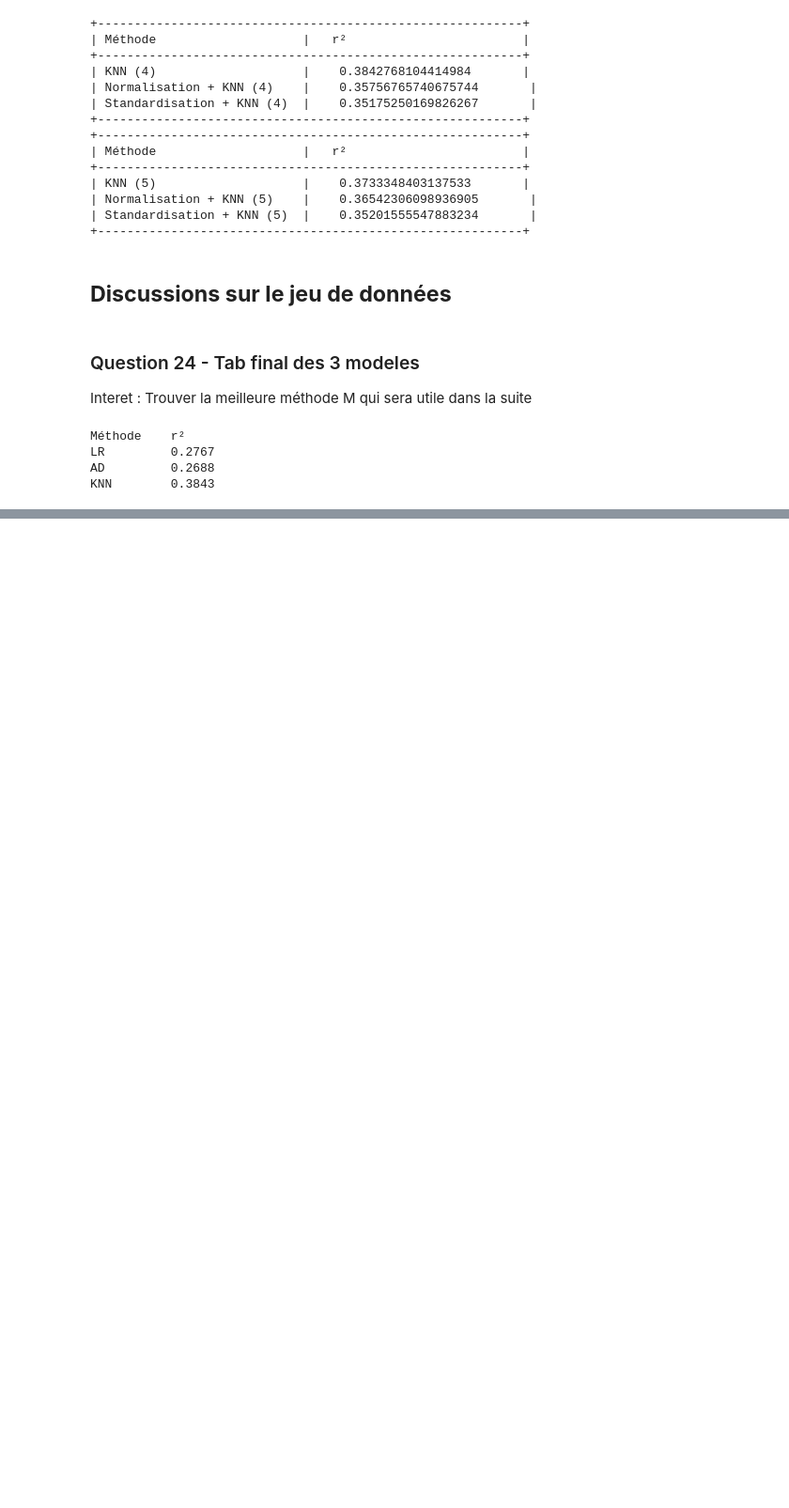
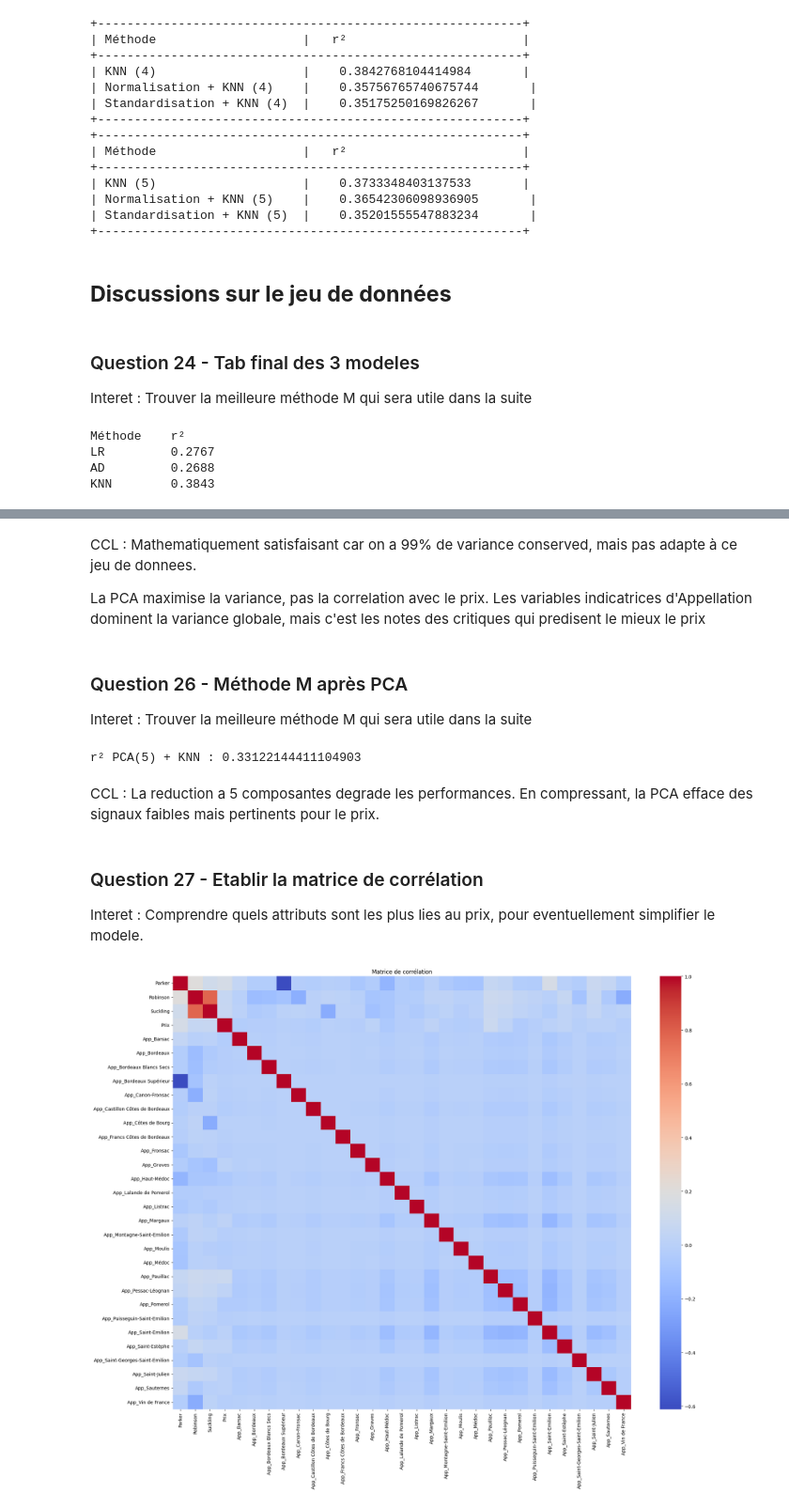
Before and after one commit to GoldenKazoo/WineDataLab, a Jupyter notebook: machine_learning/training.ipynb, the cells around one changed output, grey strips where cells are left out. Shown at 94% size. Drawn from its saved outputs; the diff is of its cells as text; code cells hidden in the pictures; blank space fills up the shorter version.

```diff
--- a/machine_learning/training.ipynb
+++ b/machine_learning/training.ipynb
@@ -322,0 +347,31 @@ KNN        0.3843
+# %% [markdown]
+CCL : Mathematiquement satisfaisant car on a 99% de variance conserved, mais pas adapte à ce jeu de donnees.
+
+La PCA maximise la variance, pas la correlation avec le prix. Les variables indicatrices d'Appellation dominent la variance globale, mais c'est les notes des critiques qui predisent le mieux le prix
+# %% [markdown]
+### Question 26 - Méthode M après PCA
+Interet : Trouver la meilleure méthode M qui sera utile dans la suite
+# %%
+knn_pca = KNeighborsRegressor(n_neighbors=4)
+knn_pca.fit(X_train_pca, y_train)
+print(f"r² PCA(5) + KNN : {knn_pca.score(X_test_pca, y_test)}")
+# %% [output]
+r² PCA(5) + KNN : 0.33122144411104903
+# %% [markdown]
+CCL : La reduction a 5 composantes degrade les performances. En compressant, la PCA efface des signaux faibles mais pertinents pour le prix.
+# %% [markdown]
+### Question 27 - Etablir la matrice de corrélation
+Interet : Comprendre quels attributs sont les plus lies au prix, pour eventuellement simplifier le modele.
+# %%
+import matplotlib.pyplot as plt
+import seaborn as sns
+
+corr = vins.corr()
+
+plt.figure(figsize=(20, 16))
+sns.heatmap(corr, annot=False, cmap='coolwarm')
+plt.title("Matrice de corrélation")
+plt.tight_layout()
+plt.show()
+# %% [output]
+[figure, added]
```
Also changed, not shown: parts of 8 cells of this notebook.
